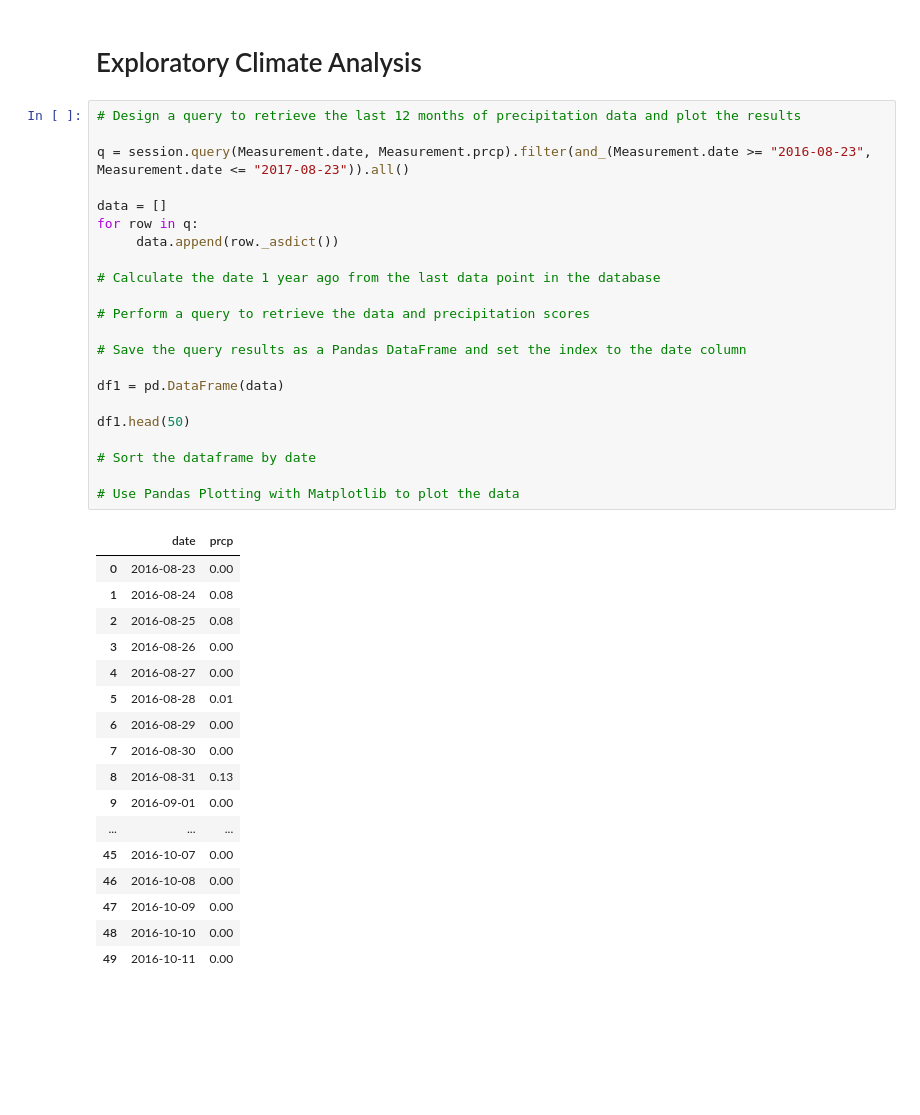
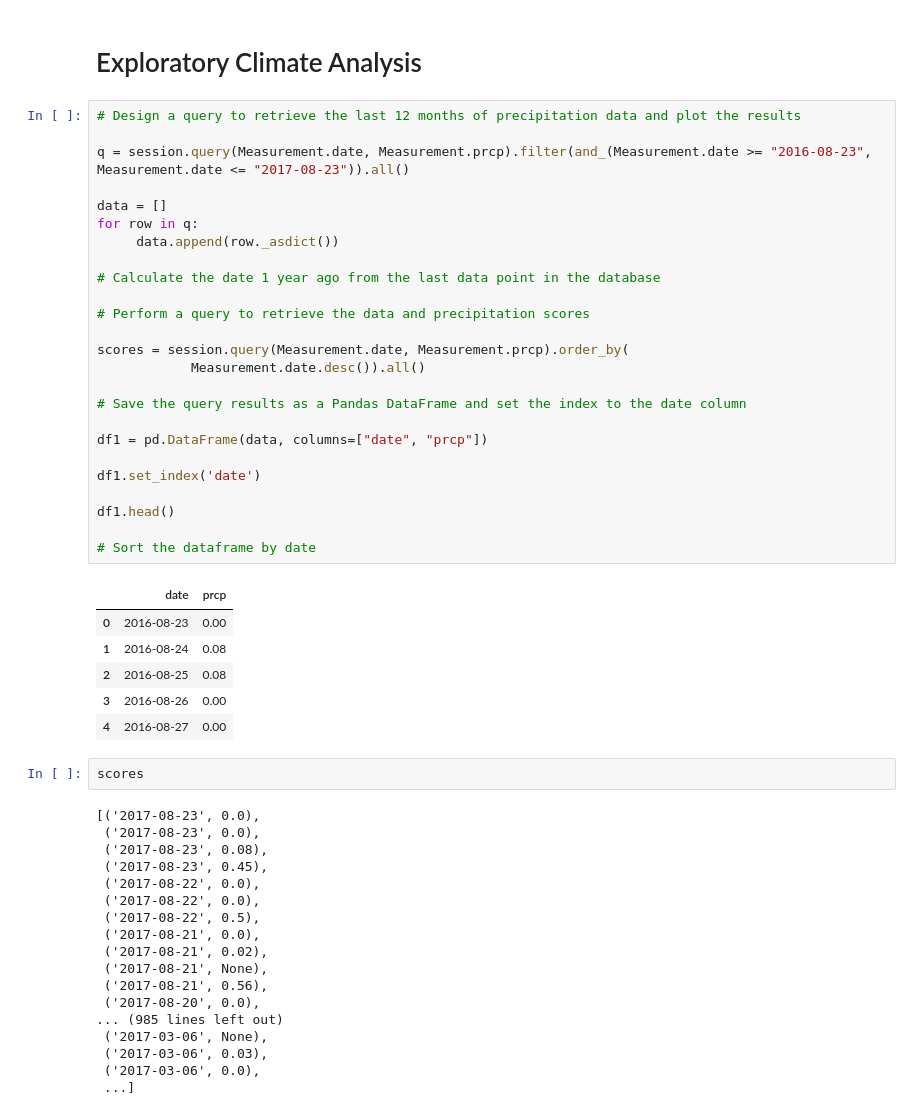
Before and after one commit to Nickfeliciano2/SQLalchemy-Employee-Database, a Jupyter notebook: climate_starter.ipynb, the cells around one changed output. Saved outputs shown, nothing was run; the diff lists cells and outputs as text; blank space fills up the shorter version.

```diff
--- a/climate_starter.ipynb
+++ b/climate_starter.ipynb
@@ -52,40 +54,52 @@ session = Session(engine)
 # %%
 # Design a query to retrieve the last 12 months of precipitation data and plot the results
 
 q = session.query(Measurement.date, Measurement.prcp).filter(and_(Measurement.date >= "2016-08-23", Measurement.date <= "2017-08-23")).all()
 
 data = []
 for row in q:
      data.append(row._asdict())
 
 # Calculate the date 1 year ago from the last data point in the database
 
 # Perform a query to retrieve the data and precipitation scores
 
+scores = session.query(Measurement.date, Measurement.prcp).order_by(
+            Measurement.date.desc()).all()
+
 # Save the query results as a Pandas DataFrame and set the index to the date column
 
-df1 = pd.DataFrame(data)
+df1 = pd.DataFrame(data, columns=["date", "prcp"])
 
-df1.head(50)
+df1.set_index('date')
+
+df1.head()
 
 # Sort the dataframe by date
-
-# Use Pandas Plotting with Matplotlib to plot the data
 # %% [output]
 |  | date | prcp |
 | 0 | 2016-08-23 | 0.00 |
 | 1 | 2016-08-24 | 0.08 |
 | 2 | 2016-08-25 | 0.08 |
 | 3 | 2016-08-26 | 0.00 |
 | 4 | 2016-08-27 | 0.00 |
-| 5 | 2016-08-28 | 0.01 |
-| 6 | 2016-08-29 | 0.00 |
-| 7 | 2016-08-30 | 0.00 |
-| 8 | 2016-08-31 | 0.13 |
-| 9 | 2016-09-01 | 0.00 |
-| ... | ... | ... |
-| 45 | 2016-10-07 | 0.00 |
-| 46 | 2016-10-08 | 0.00 |
-| 47 | 2016-10-09 | 0.00 |
-| 48 | 2016-10-10 | 0.00 |
-| 49 | 2016-10-11 | 0.00 |
+# %%
+scores
+# %% [output]
+[('2017-08-23', 0.0),
+ ('2017-08-23', 0.0),
+ ('2017-08-23', 0.08),
+ ('2017-08-23', 0.45),
+ ('2017-08-22', 0.0),
+ ('2017-08-22', 0.0),
+ ('2017-08-22', 0.5),
+ ('2017-08-21', 0.0),
+ ('2017-08-21', 0.02),
+ ('2017-08-21', None),
+ ('2017-08-21', 0.56),
+ ('2017-08-20', 0.0),
+... (985 lines left out)
+ ('2017-03-06', None),
+ ('2017-03-06', 0.03),
+ ('2017-03-06', 0.0),
+ ...]
```
Also changed, not shown: parts of 19 cells of this notebook, 3 other files.
